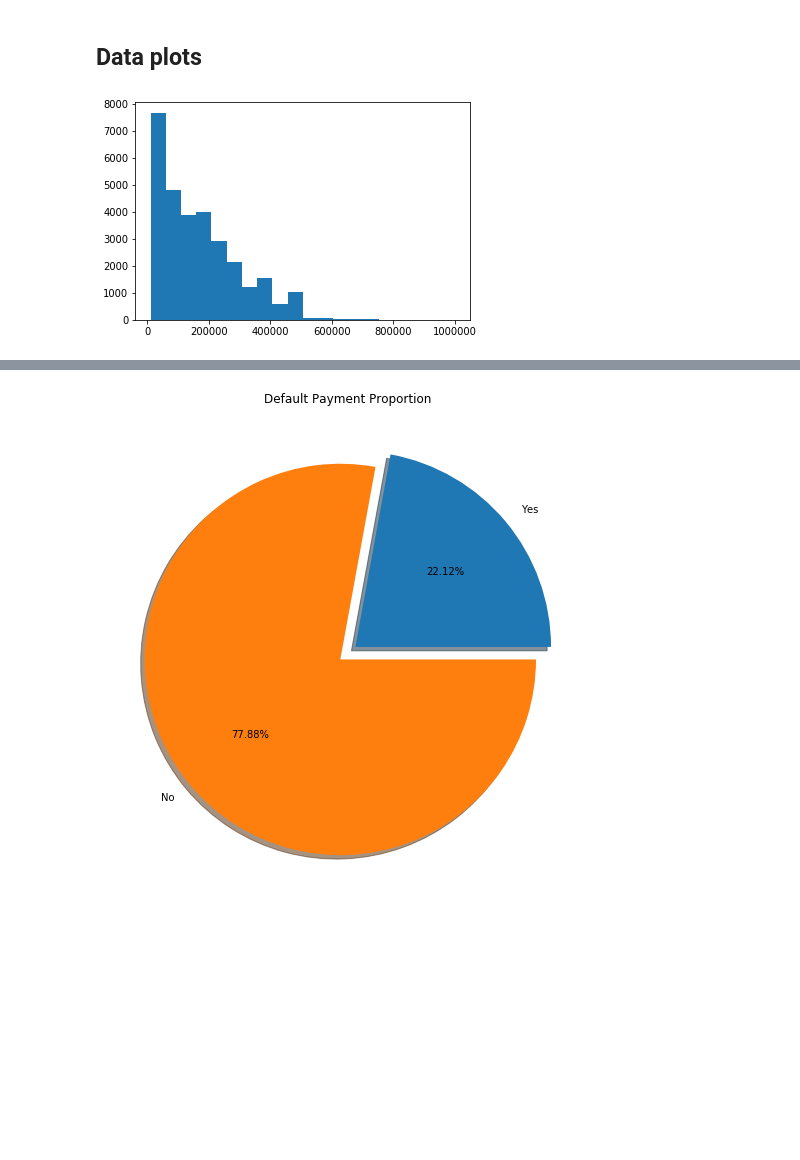
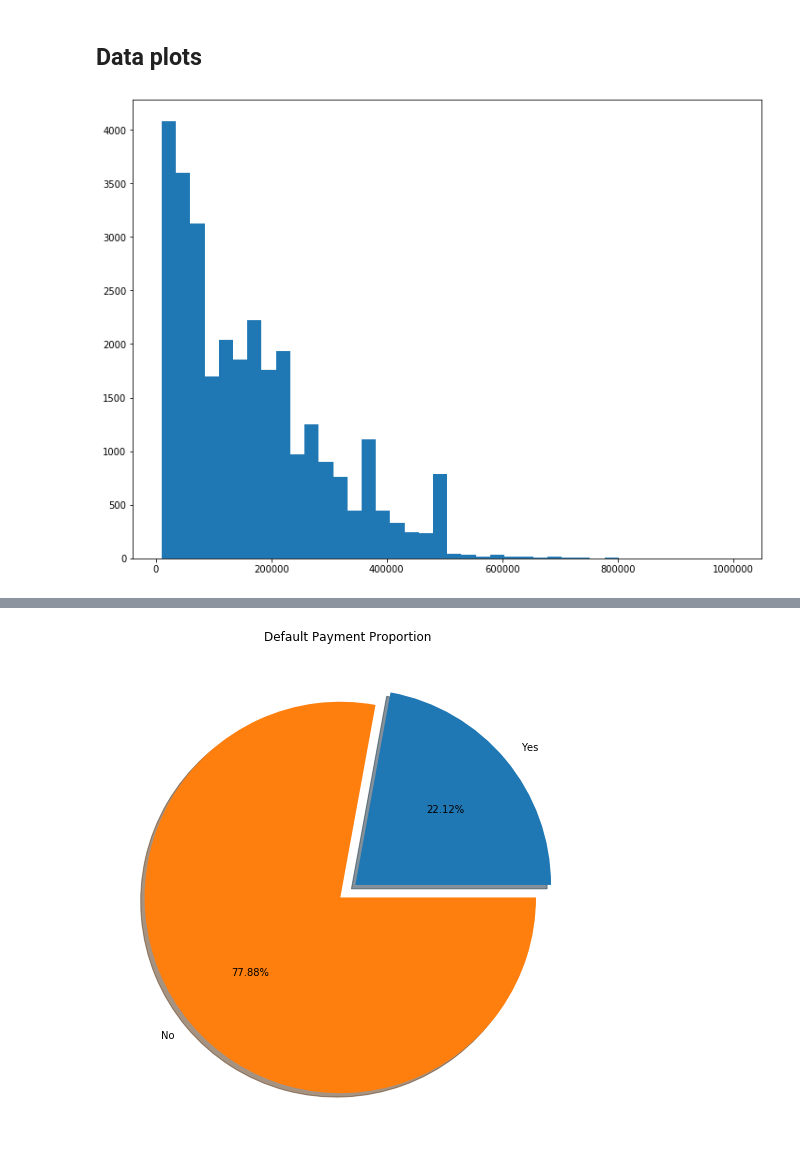
Before and after one commit to guilherme-fr/Default-Credit-Prediction, a Jupyter notebook: scripts/eda.ipynb, the cells around one changed output, grey strips where cells are left out. Cells and saved outputs as stored; diff of their text form; code cells hidden in the pictures; blank space fills up the shorter version.

```diff
--- a/scripts/eda.ipynb
+++ b/scripts/eda.ipynb
@@ -38,10 +38,10 @@ creditData.describe()
 ## Data plots
 # %%
 # Credit histogram
-plt.hist(creditData['LIMIT_BAL'], bins = 20)
+plt.hist(creditData['LIMIT_BAL'], bins = 40)
 plt.show()
 # %% [output]
-[figure, old version]
+[figure, new version]
 # %%
 plt.plot(creditData['LIMIT_BAL'])
 plt.show()
```
Also changed, not shown: parts of 14 cells of this notebook, 1 other file.
